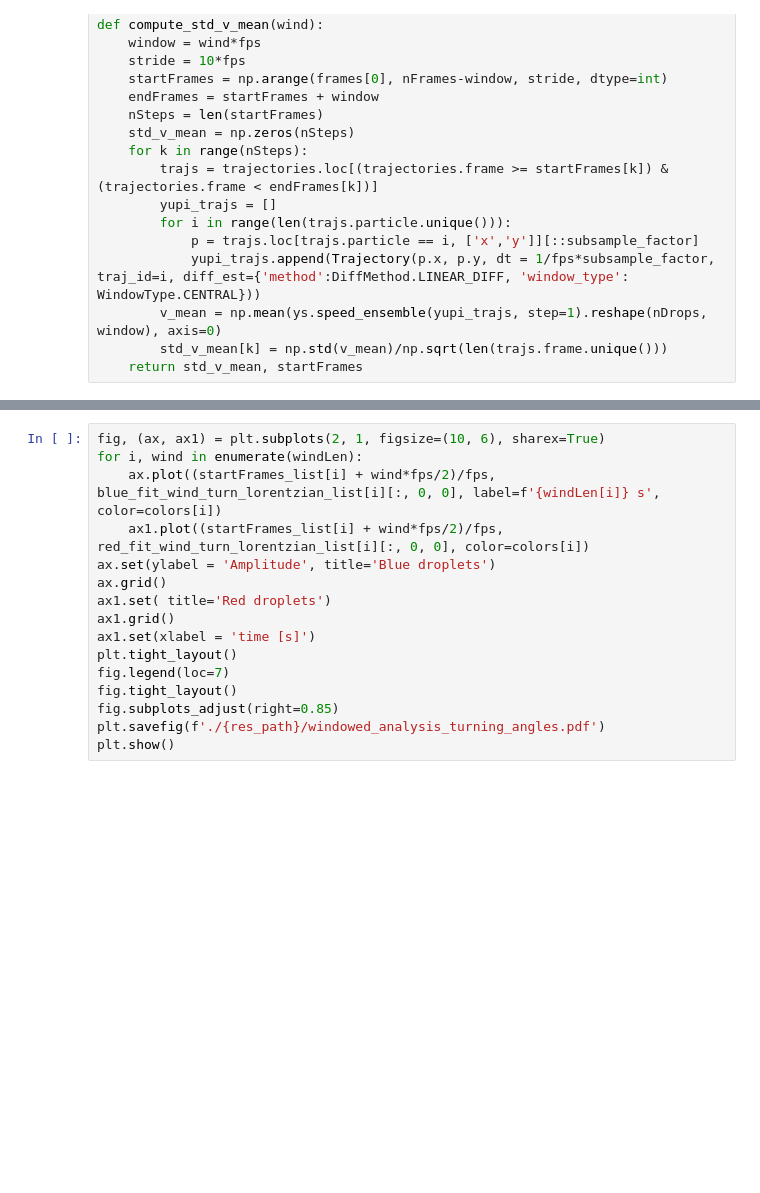
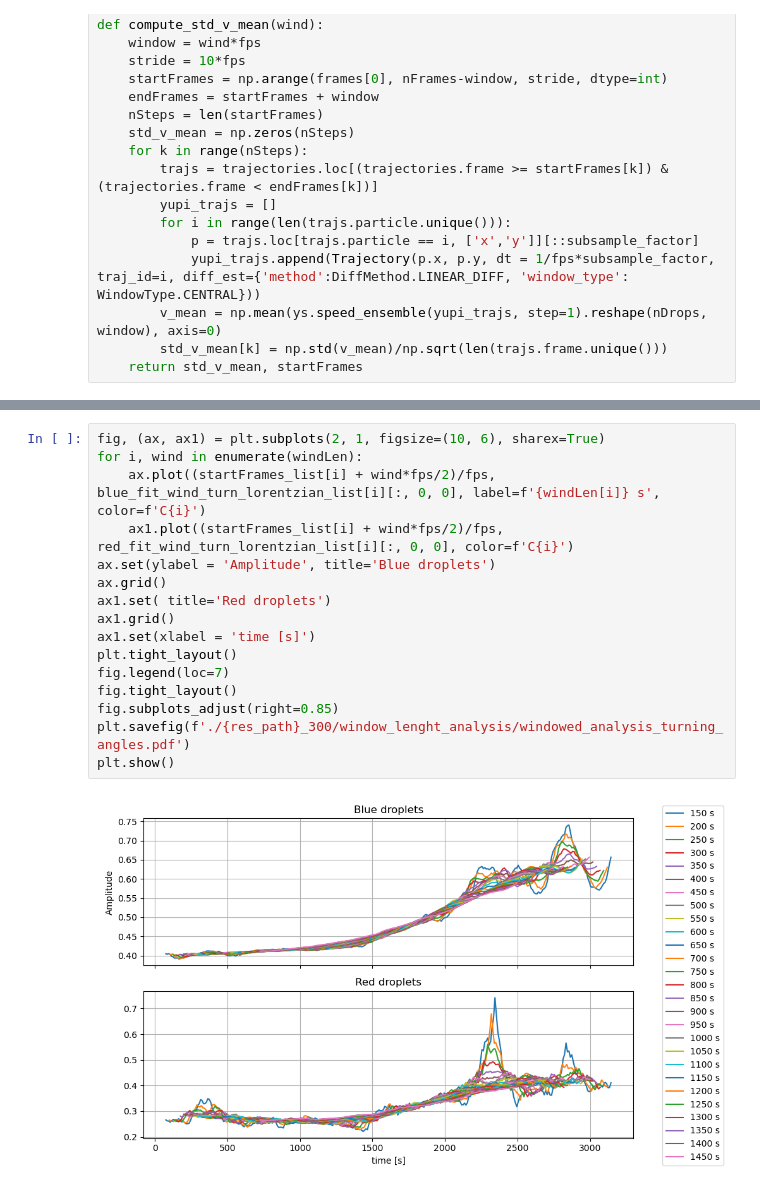
Before and after one commit to skandiz/MasterThesis, a Jupyter notebook: analysis/window_lenght_study.ipynb, the cells around one changed output, grey strips where cells are left out. Drawn from its saved outputs; the diff is of its cells as text; blank space fills up the shorter version.

```diff
--- a/analysis/window_lenght_study.ipynb
+++ b/analysis/window_lenght_study.ipynb
@@ -375,16 +440,18 @@ plt.show()
 # %%
 fig, (ax, ax1) = plt.subplots(2, 1, figsize=(10, 6), sharex=True)
 for i, wind in enumerate(windLen):
-    ax.plot((startFrames_list[i] + wind*fps/2)/fps, blue_fit_wind_turn_lorentzian_list[i][:, 0, 0], label=f'{windLen[i]} s', color=colors[i])
-    ax1.plot((startFrames_list[i] + wind*fps/2)/fps, red_fit_wind_turn_lorentzian_list[i][:, 0, 0], color=colors[i])
+    ax.plot((startFrames_list[i] + wind*fps/2)/fps, blue_fit_wind_turn_lorentzian_list[i][:, 0, 0], label=f'{windLen[i]} s', color=f'C{i}')
+    ax1.plot((startFrames_list[i] + wind*fps/2)/fps, red_fit_wind_turn_lorentzian_list[i][:, 0, 0], color=f'C{i}')
 ax.set(ylabel = 'Amplitude', title='Blue droplets')
 ax.grid()
 ax1.set( title='Red droplets')
 ax1.grid()
 ax1.set(xlabel = 'time [s]')
 plt.tight_layout()
 fig.legend(loc=7)
 fig.tight_layout()
 fig.subplots_adjust(right=0.85)
-plt.savefig(f'./{res_path}/windowed_analysis_turning_angles.pdf')
+plt.savefig(f'./{res_path}_300/window_lenght_analysis/windowed_analysis_turning_angles.pdf')
 plt.show()
+# %% [output]
+[figure, added]
```
Also changed, not shown: parts of 14 cells of this notebook, 15 other files.
